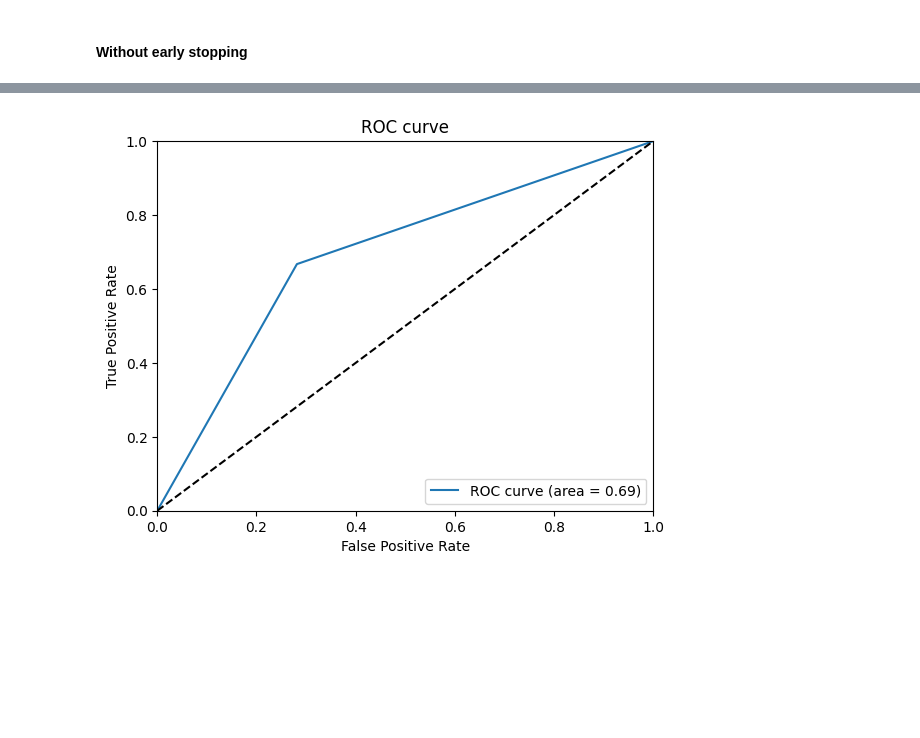
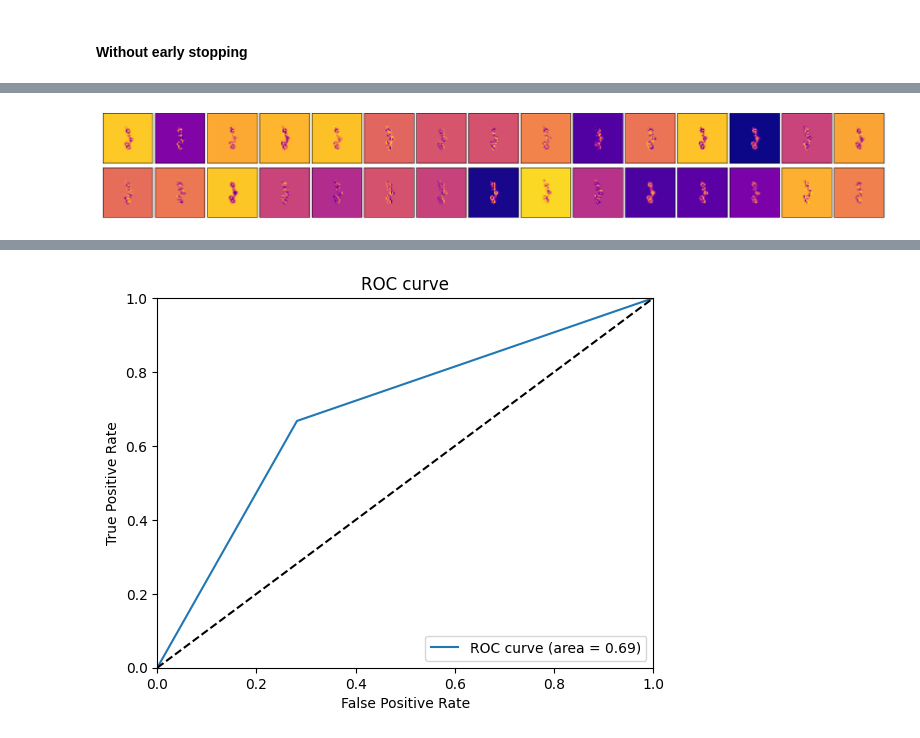
Before and after one commit to Wa-lead/CV_PROJECT, a Jupyter notebook: ChemCeption.ipynb, the cells around one changed output, grey strips where cells are left out. Drawn from its saved outputs; the diff is of its cells as text; code cells hidden in the pictures; blank space fills up the shorter version.

```diff
--- a/ChemCeption.ipynb
+++ b/ChemCeption.ipynb
@@ -99,7 +116,7 @@ g = generator.flow(X_train, y_train, batch_size=batch_size, shuffle=True)
 # %% [markdown]
 #### Define a pipeline for the data
 # %%
-def data_featurizer(df):
+def data_featurizer(df, return_df=False):
 
     """
     takes a dataframe with smiles and labels and returns a numpy array of the featurized images and a numpy array of the labels
@@ -117,5 +134,9 @@ def data_featurizer(df):
     X = X[~indeces_where_nan]
     y = y[~indeces_where_nan]
 
-    return X, y
+    if return_df:
+        df = df[~indeces_where_nan]
+        return X, y, df
+    else:
+        return X, y
 # %% [markdown]
@@ -228,4 +247,4 @@ model = load_model('chemception_transfer.h5')
 # %%
 test_df = pd.read_csv('data/test_aid686978_0.7.csv')
-X_test, y_test = data_featurizer(test_df)
+X_test, y_test, test_df = data_featurizer(test_df, return_df=True)
 # %% [markdown]
@@ -276,11 +287,0 @@ def plot_kernels(kernels, layer_name):
-# %%
-conv_layers = [(i, layer) for i, layer in enumerate(model.layers) if 'conv' in layer.name]
-plt.imshow(X_train[14271,:,:,:])
-for layer in conv_layers:
-    if layer[1].output_shape[1] > 28:
-        layer1_model = Model(inputs=model.input,
-                    outputs=model.layers[layer[0]].output)
-
-        kernels1 = layer1_model.predict(X_train[14271:14272,:,:,:])[0]
-        plot_kernels(kernels1, layer[0])
-        plt.show()
@@ -348,0 +288,20 @@ for layer in conv_layers:
+# %%
+layer_outputs = [layer.output for layer in model.layers[1:100]]
+
+img = X_test[0]
+img = np.expand_dims(img, axis=0)
+
+activation_model = Model(inputs=model.input, outputs=layer_outputs)
+activations = activation_model.predict(img)
+
+layer_names = ['conv2d_1', 'activation_1', 'conv2d_4', 'activation_4', 'conv2d_9', 'activation_9']
+activ_list = [activations[0], activations[2], activations[10], activations[12], activations[17], activations[19]]
+
+fig = plt.figure(figsize=(22, 3))
+for img in range(30):
+    ax = fig.add_subplot(2, 15, img+1)
+    ax = plt.imshow(activations[0][0, :, :, img], cmap='plasma')
+    plt.xticks([])
+    plt.yticks([])
+    fig.subplots_adjust(wspace=0.05, hspace=0.05)
+# %% [output]
@@ -348,0 +309 @@ for layer in conv_layers:
+[figure, added]
```
Also changed, not shown: parts of 53 cells of this notebook, 7 other files.
